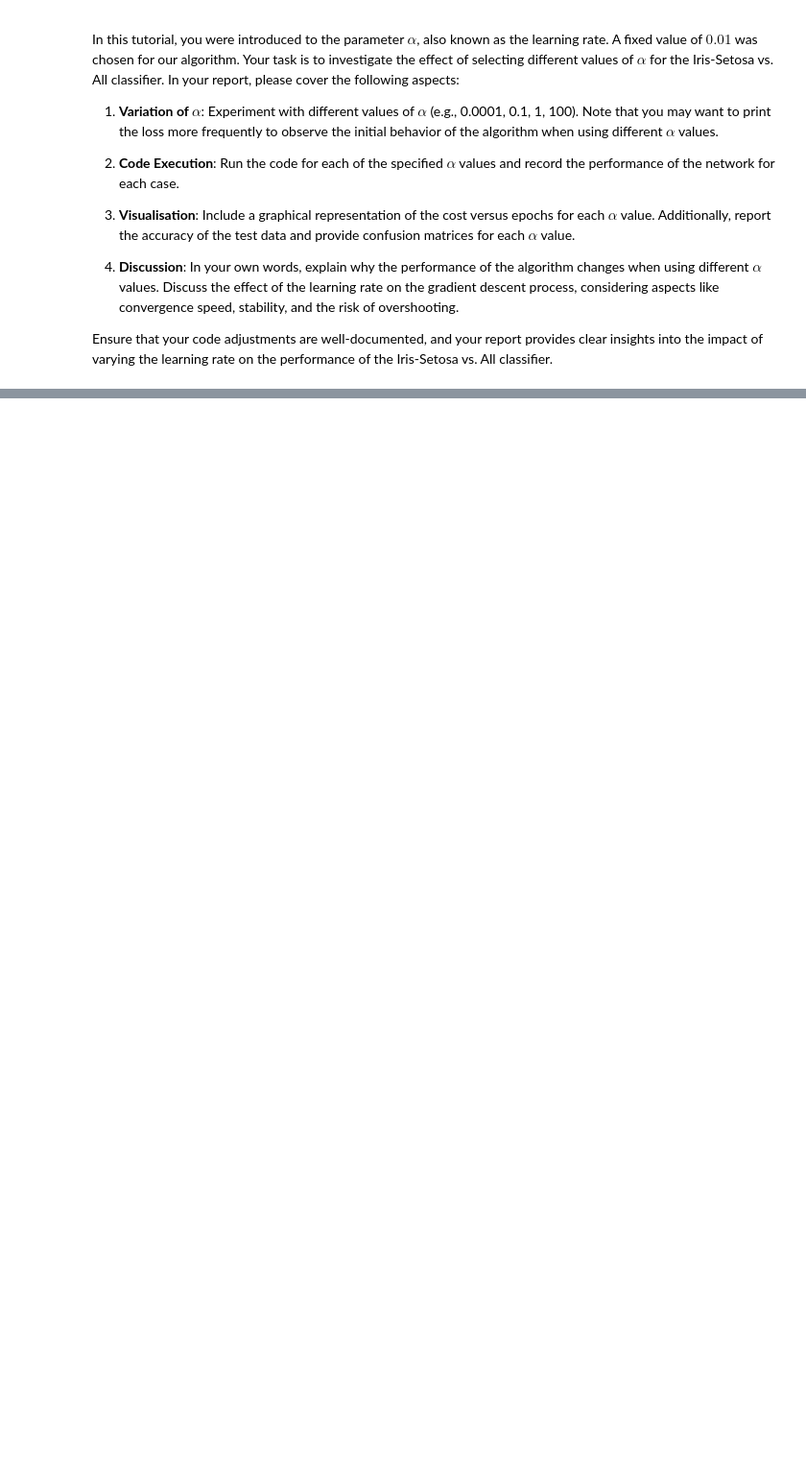
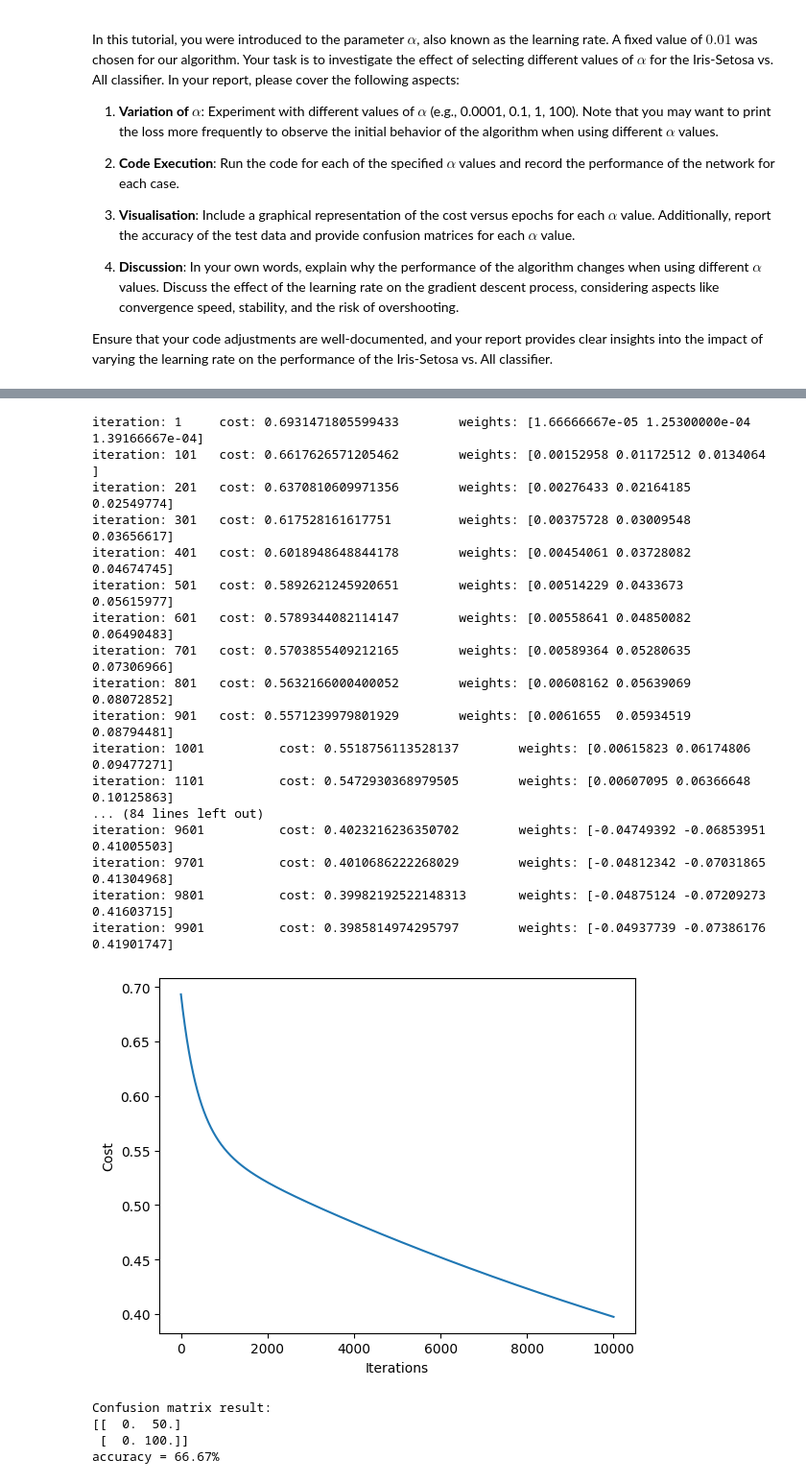
Before and after one commit to FajarKKP/Coding, a Jupyter notebook: 04_ML_Logistic.ipynb, the cells around one changed output, grey strips where cells are left out. Shown at 96% size. Saved outputs shown, nothing was run; the diff lists cells and outputs as text; code cells hidden in the pictures; blank space fills up the shorter version.

```diff
--- a/04_ML_Logistic.ipynb
+++ b/04_ML_Logistic.ipynb
@@ -436,0 +465,44 @@ Ensure that your code adjustments are well-documented, and your report provides
+# %%
+# Test the different types of Alpha (Learning Rate)
+
+# For Lr of 0.0001
+alpha = 0.0001
+num_iter = 10000
+model_weights = fit(alpha, num_iter, X,y)
+
+predictions = predict(X, model_weights)
+pred = predictions.astype('int')
+true = y.astype('int')
+
+# Confusion Matrix
+conf_matrix = compute_confusion_matrix(true, pred)
+print('Confusion matrix result: ')
+print(conf_matrix)
+
+diagonal_sum = conf_matrix.trace()
+sum_of_all_elements = conf_matrix.sum()
+accuracy = diagonal_sum / sum_of_all_elements
+print('accuracy = {:0.2f}%'.format(accuracy*100))
+# %% [output]
+iteration: 1     cost: 0.6931471805599433        weights: [1.66666667e-05 1.25300000e-04 1.39166667e-04]
+iteration: 101   cost: 0.6617626571205462        weights: [0.00152958 0.01172512 0.0134064 ]
+iteration: 201   cost: 0.6370810609971356        weights: [0.00276433 0.02164185 0.02549774]
+iteration: 301   cost: 0.617528161617751         weights: [0.00375728 0.03009548 0.03656617]
+iteration: 401   cost: 0.6018948648844178        weights: [0.00454061 0.03728082 0.04674745]
+iteration: 501   cost: 0.5892621245920651        weights: [0.00514229 0.0433673  0.05615977]
+iteration: 601   cost: 0.5789344082114147        weights: [0.00558641 0.04850082 0.06490483]
+iteration: 701   cost: 0.5703855409212165        weights: [0.00589364 0.05280635 0.07306966]
+iteration: 801   cost: 0.5632166000400052        weights: [0.00608162 0.05639069 0.08072852]
+iteration: 901   cost: 0.5571239979801929        weights: [0.0061655  0.05934519 0.08794481]
+iteration: 1001          cost: 0.5518756113528137        weights: [0.00615823 0.06174806 0.09477271]
+iteration: 1101          cost: 0.5472930368979505        weights: [0.00607095 0.06366648 0.10125863]
+... (84 lines left out)
+iteration: 9601          cost: 0.4023216236350702        weights: [-0.04749392 -0.06853951  0.41005503]
+iteration: 9701          cost: 0.4010686222268029        weights: [-0.04812342 -0.07031865  0.41304968]
+iteration: 9801          cost: 0.39982192522148313       weights: [-0.04875124 -0.07209273  0.41603715]
+iteration: 9901          cost: 0.3985814974295797        weights: [-0.04937739 -0.07386176  0.41901747]
+[figure, added]
+Confusion matrix result:
+[[  0.  50.]
+ [  0. 100.]]
+accuracy = 66.67%
```
Also changed, not shown: parts of 6 cells of this notebook.
